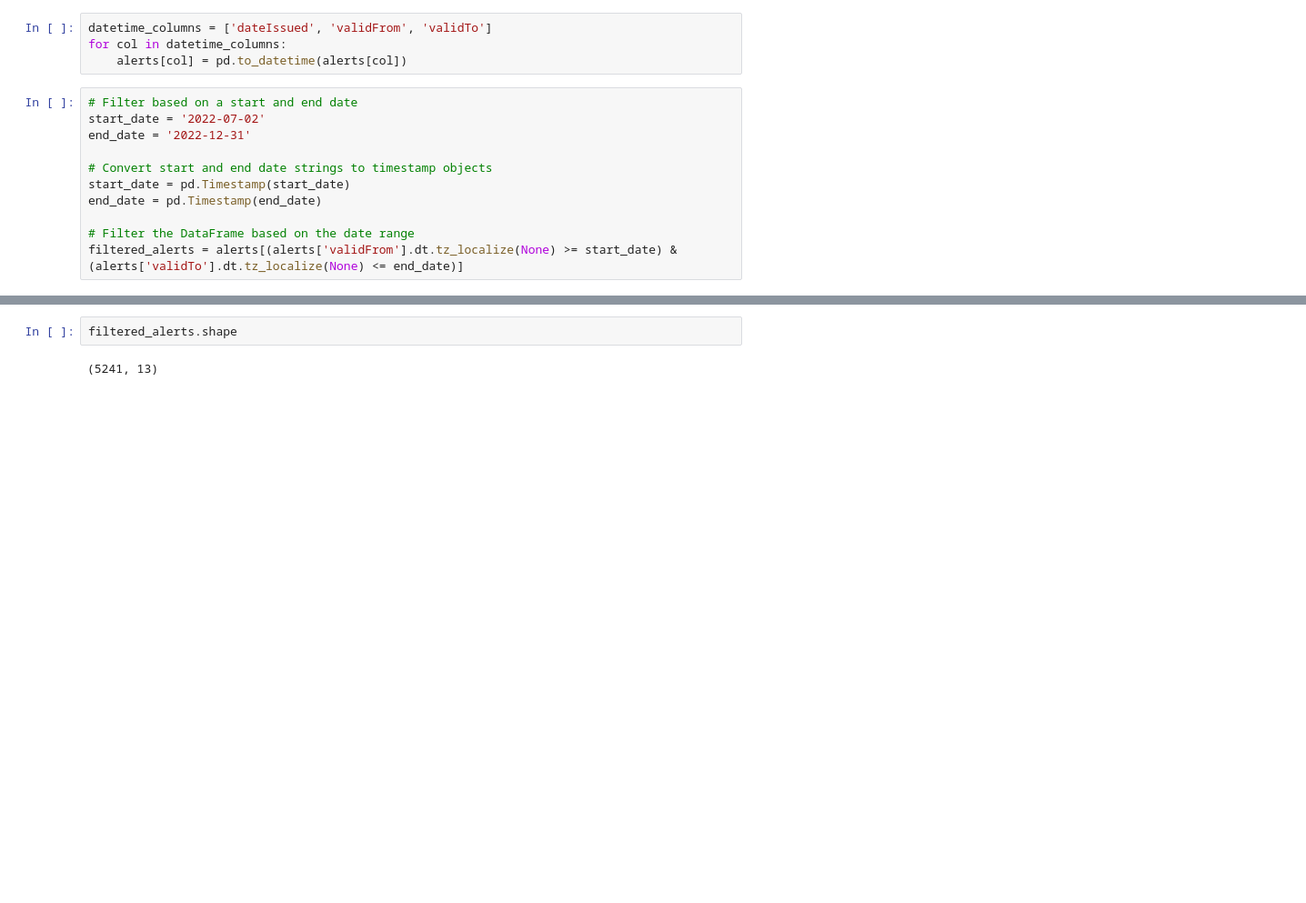
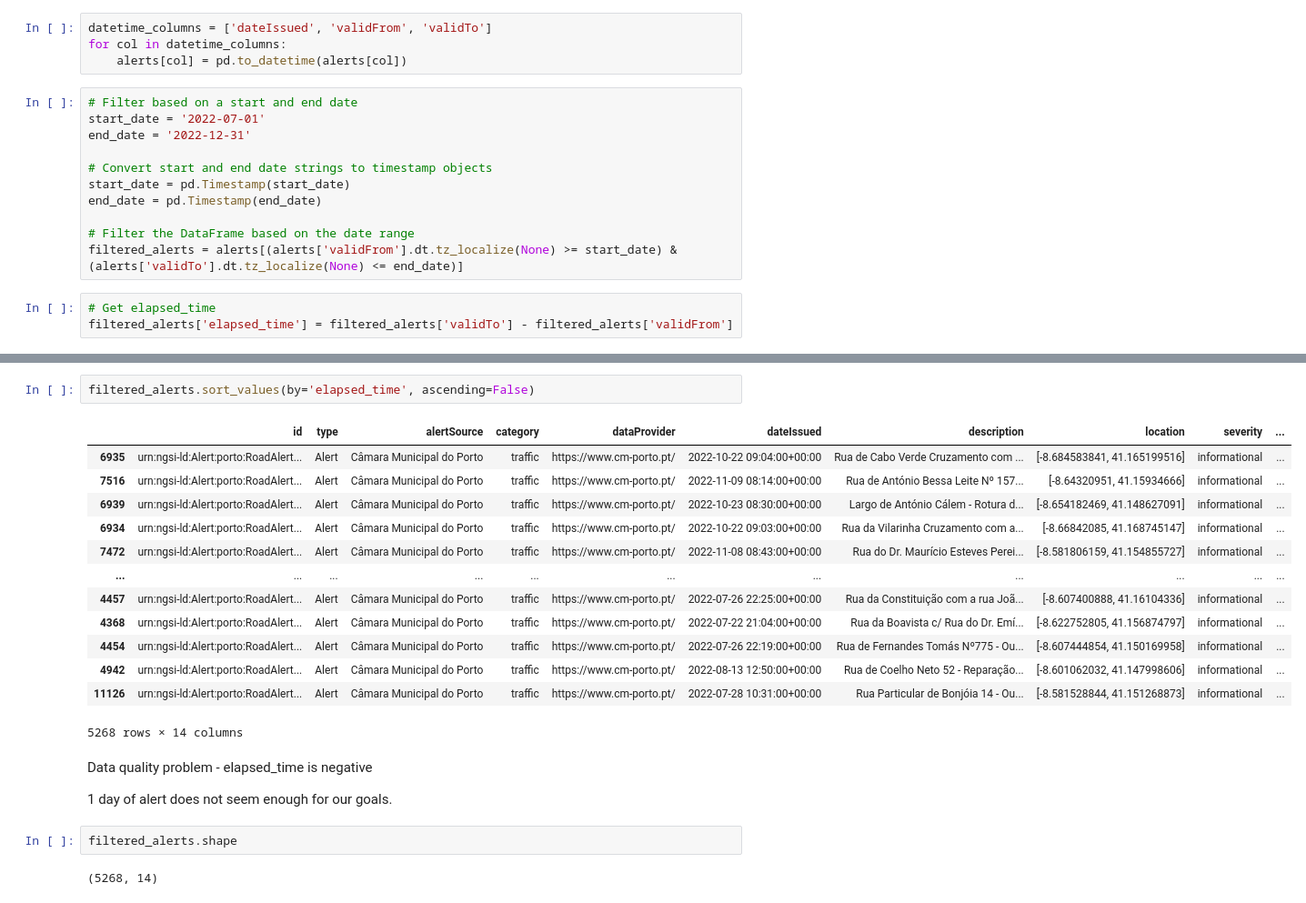
Before and after one commit to duarteoliper/hackacity_2023_submission, a Jupyter notebook: notebooks/alerts_city_map.ipynb, the cells around one changed output, grey strips where cells are left out. Shown: that part at 91% size. Drawn from its saved outputs; the diff is of its cells as text; blank space fills up the shorter version.

Commit message:
feat: elapsed_time EDA

```diff
--- a/notebooks/alerts_city_map.ipynb
+++ b/notebooks/alerts_city_map.ipynb
@@ -30,7 +34,7 @@ for col in datetime_columns:
     alerts[col] = pd.to_datetime(alerts[col])
 # %%
 # Filter based on a start and end date
-start_date = '2022-07-02'
+start_date = '2022-07-01'
 end_date = '2022-12-31'
 
 # Convert start and end date strings to timestamp objects
@@ -39,3 +43,6 @@ end_date = pd.Timestamp(end_date)
 
 # Filter the DataFrame based on the date range
 filtered_alerts = alerts[(alerts['validFrom'].dt.tz_localize(None) >= start_date) & (alerts['validTo'].dt.tz_localize(None) <= end_date)]
+# %%
+# Get elapsed_time
+filtered_alerts['elapsed_time'] = filtered_alerts['validTo'] - filtered_alerts['validFrom']
@@ -42,4 +55,24 @@ filtered_alerts = alerts[(alerts['validFrom'].dt.tz_localize(None) >= start_date
+# %%
+filtered_alerts.sort_values(by='elapsed_time', ascending=False)
+# %% [output]
+|  | id | type | alertSource | category | dataProvider | dateIssued | description | location | severity | ... |
+| 6935 | urn:ngsi-ld:Alert:porto:RoadAlert... | Alert | Câmara Municipal do Porto | traffic | https://www.cm-porto.pt/ | 2022-10-22 09:04:00+00:00 | Rua de Cabo Verde Cruzamento com ... | [-8.684583841, 41.165199516] | informational | ... |
+| 7516 | urn:ngsi-ld:Alert:porto:RoadAlert... | Alert | Câmara Municipal do Porto | traffic | https://www.cm-porto.pt/ | 2022-11-09 08:14:00+00:00 | Rua de António Bessa Leite Nº 157... | [-8.64320951, 41.15934666] | informational | ... |
+| 6939 | urn:ngsi-ld:Alert:porto:RoadAlert... | Alert | Câmara Municipal do Porto | traffic | https://www.cm-porto.pt/ | 2022-10-23 08:30:00+00:00 | Largo de António Cálem - Rotura d... | [-8.654182469, 41.148627091] | informational | ... |
+| 6934 | urn:ngsi-ld:Alert:porto:RoadAlert... | Alert | Câmara Municipal do Porto | traffic | https://www.cm-porto.pt/ | 2022-10-22 09:03:00+00:00 | Rua da Vilarinha Cruzamento com a... | [-8.66842085, 41.168745147] | informational | ... |
+| 7472 | urn:ngsi-ld:Alert:porto:RoadAlert... | Alert | Câmara Municipal do Porto | traffic | https://www.cm-porto.pt/ | 2022-11-08 08:43:00+00:00 | Rua do Dr. Maurício Esteves Perei... | [-8.581806159, 41.154855727] | informational | ... |
+| ... | ... | ... | ... | ... | ... | ... | ... | ... | ... | ... |
+| 4457 | urn:ngsi-ld:Alert:porto:RoadAlert... | Alert | Câmara Municipal do Porto | traffic | https://www.cm-porto.pt/ | 2022-07-26 22:25:00+00:00 | Rua da Constituição com a rua Joã... | [-8.607400888, 41.16104336] | informational | ... |
+| 4368 | urn:ngsi-ld:Alert:porto:RoadAlert... | Alert | Câmara Municipal do Porto | traffic | https://www.cm-porto.pt/ | 2022-07-22 21:04:00+00:00 | Rua da Boavista c/ Rua do Dr. Emí... | [-8.622752805, 41.156874797] | informational | ... |
+| 4454 | urn:ngsi-ld:Alert:porto:RoadAlert... | Alert | Câmara Municipal do Porto | traffic | https://www.cm-porto.pt/ | 2022-07-26 22:19:00+00:00 | Rua de Fernandes Tomás Nº775 - Ou... | [-8.607444854, 41.150169958] | informational | ... |
+| 4942 | urn:ngsi-ld:Alert:porto:RoadAlert... | Alert | Câmara Municipal do Porto | traffic | https://www.cm-porto.pt/ | 2022-08-13 12:50:00+00:00 | Rua de Coelho Neto 52 - Reparação... | [-8.601062032, 41.147998606] | informational | ... |
+| 11126 | urn:ngsi-ld:Alert:porto:RoadAlert... | Alert | Câmara Municipal do Porto | traffic | https://www.cm-porto.pt/ | 2022-07-28 10:31:00+00:00 | Rua Particular de Bonjóia 14 - Ou... | [-8.581528844, 41.151268873] | informational | ... |
+5268 rows × 14 columns
+# %% [markdown]
+Data quality problem - elapsed_time is negative
+
+1 day of alert does not seem enough for our goals.
 # %%
 filtered_alerts.shape
 # %% [output]
-(5241, 13)
+(5268, 14)
```
Also changed, not shown: parts of 10 cells of this notebook.
